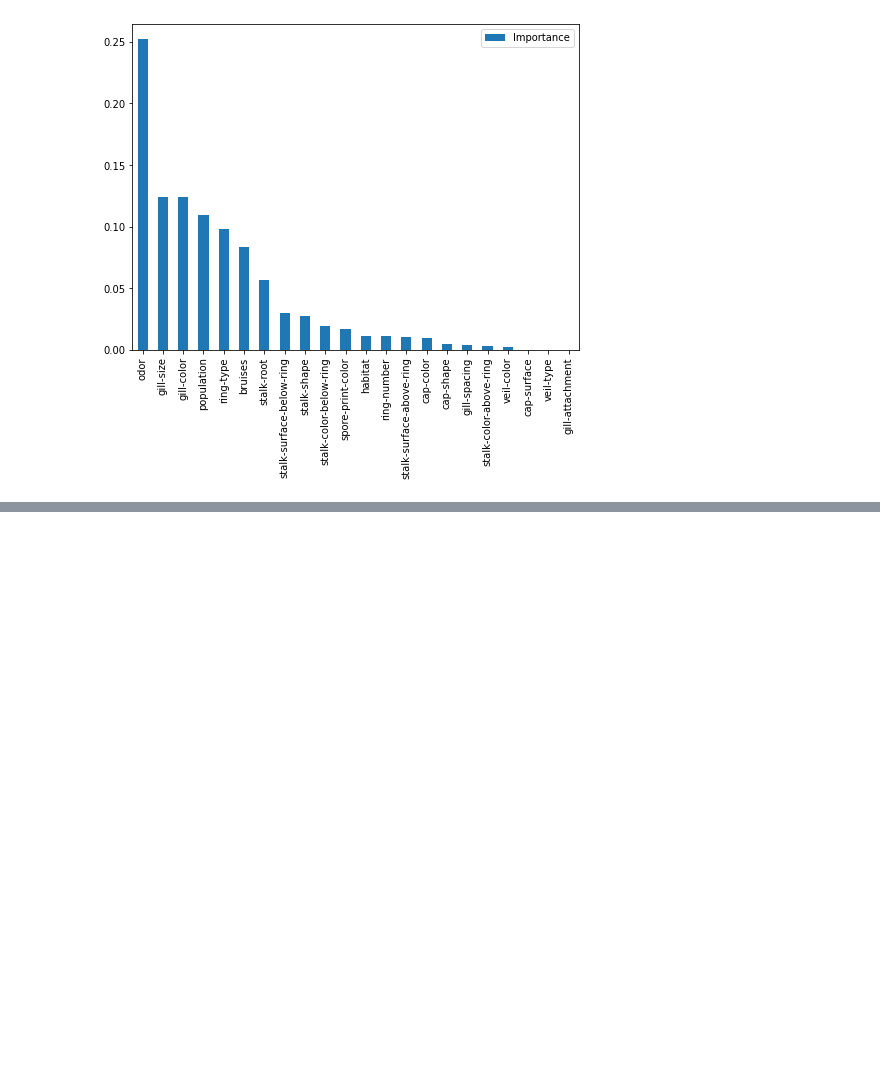
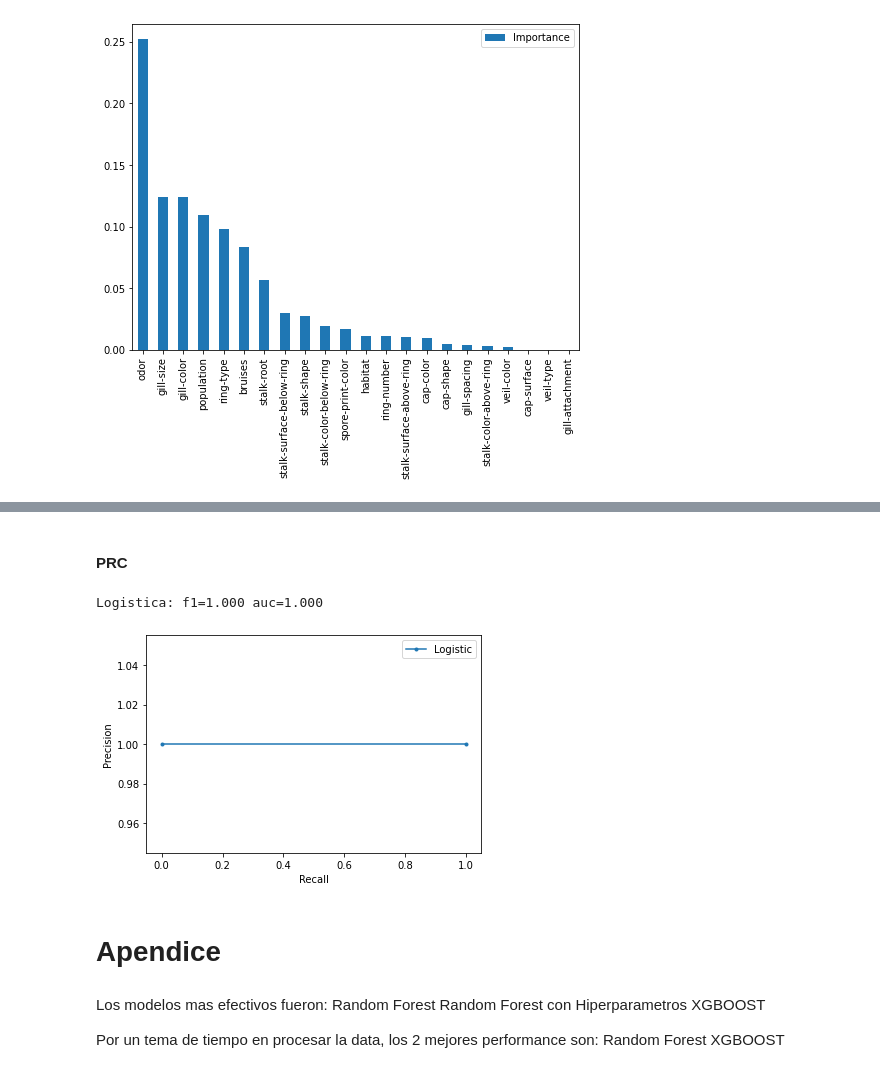
Before and after one commit to raulsomazabracho/Classification, a Jupyter notebook: Clasificacion_Hongos.ipynb, the cells around one changed output, grey strips where cells are left out. Cells and saved outputs as stored; diff of their text form; code cells hidden in the pictures; blank space fills up the shorter version.

```diff
--- a/Clasificacion_Hongos.ipynb
+++ b/Clasificacion_Hongos.ipynb
@@ -678,0 +892,2 @@ feat_importances.plot(kind='bar', figsize=(8,6))
+# %% [markdown]
+#### PRC
@@ -678,0 +898,31 @@ feat_importances.plot(kind='bar', figsize=(8,6))
+# %%
+#sacamos las metricas
+lr_precision, lr_recall, _ = precision_recall_curve(y_test, y_predic)
+lr_f1, lr_auc = f1_score(y_test, y_predic), auc(lr_recall, lr_precision)
+# sumamos los scores e imprimimos
+print('Logistica: f1=%.3f auc=%.3f' % (lr_f1, lr_auc))
+# %% [output]
+Logistica: f1=1.000 auc=1.000
+# %%
+# graficamos el prc
+plt.plot(lr_recall, lr_precision, marker='.', label='Logistic')
+# axis labels
+plt.xlabel('Recall')
+plt.ylabel('Precision')
+# show the legend
+plt.legend()
+# show the plot
+plt.show()
+# %% [output]
+[figure, added]
+# %% [markdown]
+# Apendice
+# %% [markdown]
+Los modelos mas efectivos fueron:
+Random Forest
+Random Forest con Hiperparametros
+XGBOOST
+
+Por un tema de tiempo en procesar la data, los 2 mejores performance son:
+Random Forest
+XGBOOST
```
Also changed, not shown: parts of 47 cells of this notebook.
